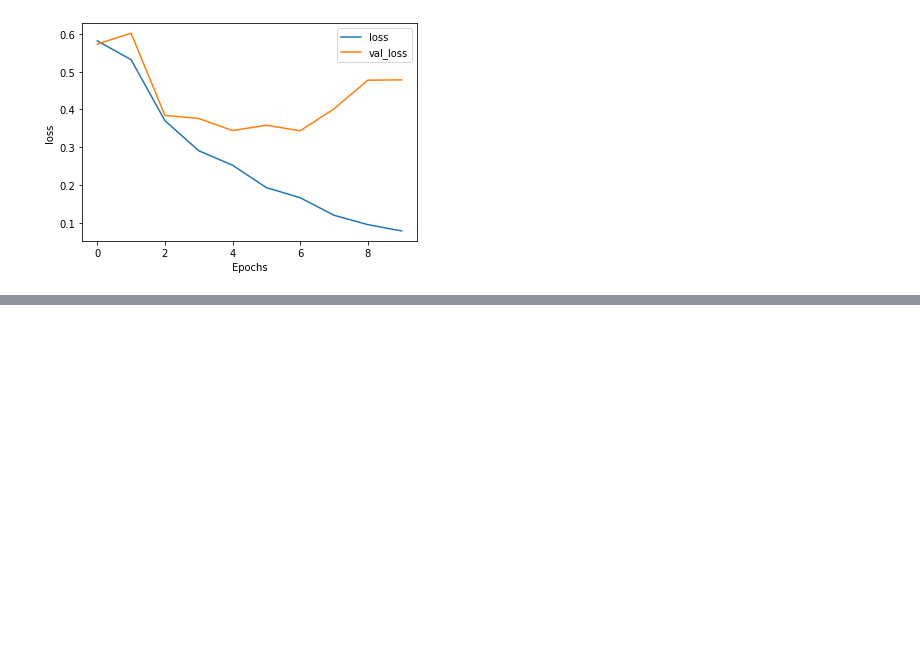
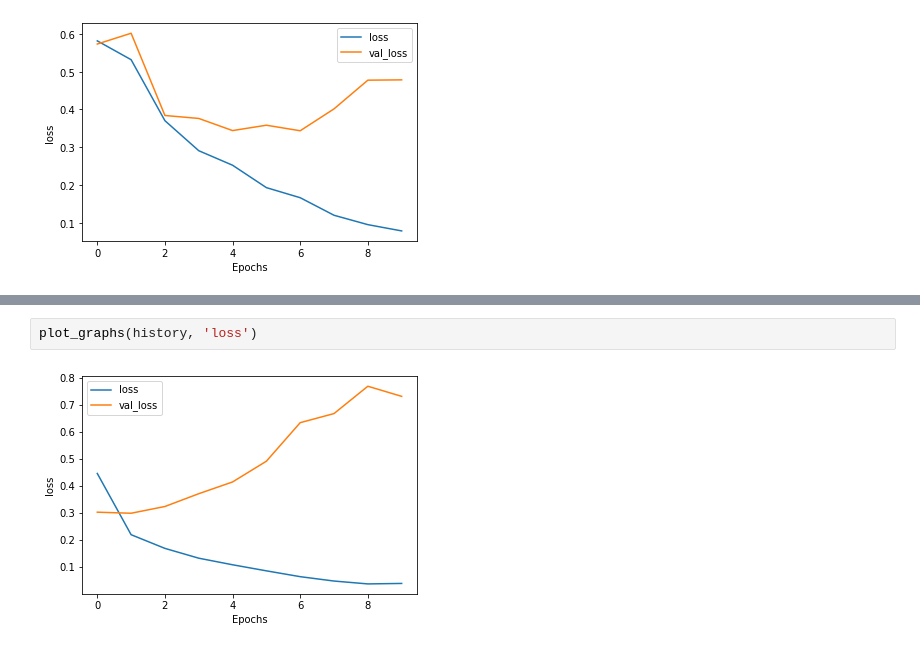
Before and after one commit to officialpm/Natural-Language-Processing-in-TensorFlow, a Jupyter notebook: Week 3/Week_3_Lesson_1.ipynb, the cells around one changed output, grey strips where cells are left out. Cells and saved outputs as stored; diff of their text form; blank space fills up the shorter version.

```diff
--- a/Week 3/Week_3_Lesson_1.ipynb
+++ b/Week 3/Week_3_Lesson_1.ipynb
@@ -174,0 +237,4 @@ plot_graphs(history, 'loss')
+# %%
+plot_graphs(history, 'loss')
+# %% [output]
+[figure, added]
```
Also changed, not shown: parts of 6 cells of this notebook.
